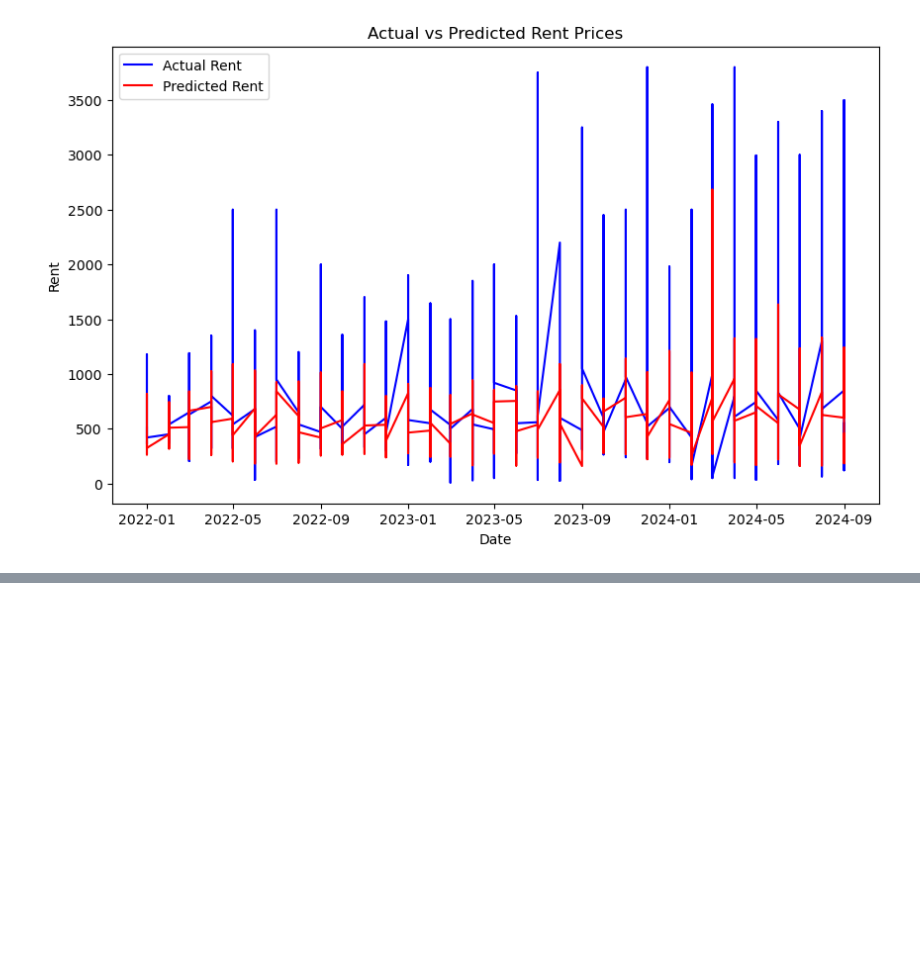
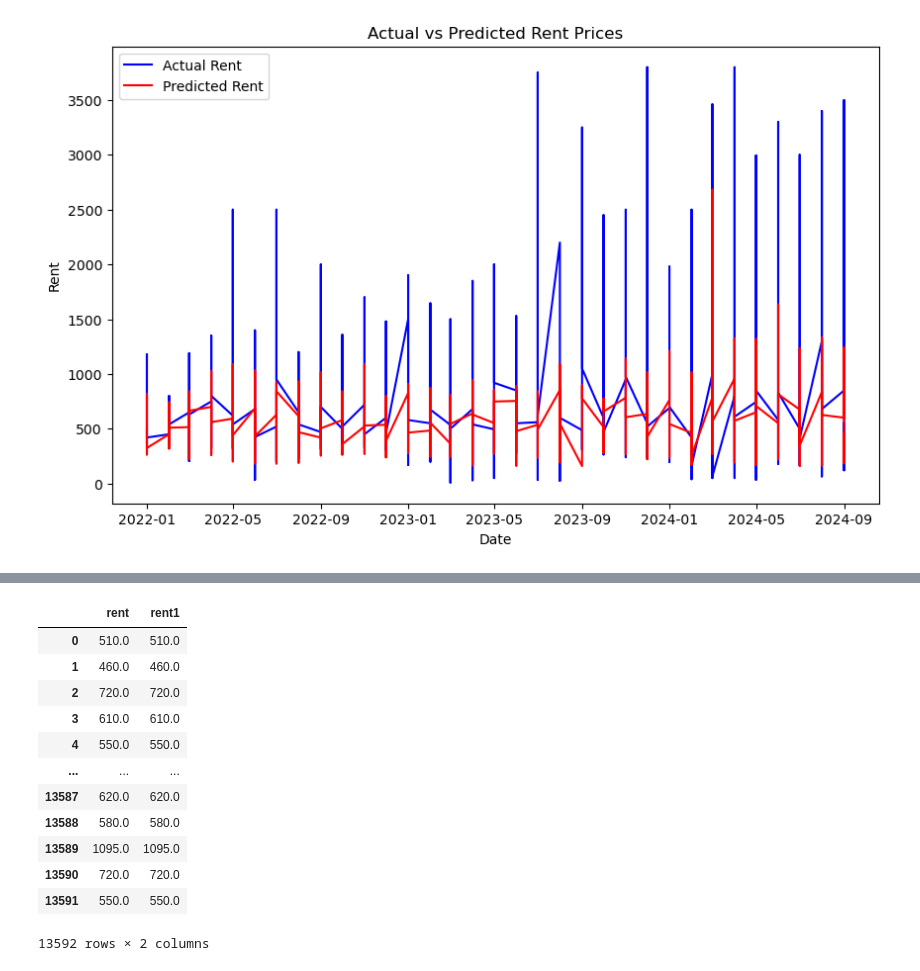
Before and after one commit to MAST30034-AppliedDataScience/project-2-group-real-estate-industry-project-32, a Jupyter notebook: notebooks/forcastReal.ipynb, the cells around one changed output, grey strips where cells are left out. Cells and saved outputs as stored; diff of their text form; code cells hidden in the pictures; blank space fills up the shorter version.

```diff
--- a/notebooks/forcastReal.ipynb
+++ b/notebooks/forcastReal.ipynb
@@ -242,3 +275,19 @@ print(result.head())
+# %%
+result[['rent','rent1']]
+# %% [output]
+|  | rent | rent1 |
+| 0 | 510.0 | 510.0 |
+| 1 | 460.0 | 460.0 |
+| 2 | 720.0 | 720.0 |
+| 3 | 610.0 | 610.0 |
+| 4 | 550.0 | 550.0 |
+| ... | ... | ... |
+| 13587 | 620.0 | 620.0 |
+| 13588 | 580.0 | 580.0 |
+| 13589 | 1095.0 | 1095.0 |
+| 13590 | 720.0 | 720.0 |
+| 13591 | 550.0 | 550.0 |
+13592 rows × 2 columns
 # %%
 result[result['suburb'] == 'abbotsford']
 # %% [output]
```
Also changed, not shown: parts of 9 cells of this notebook.
